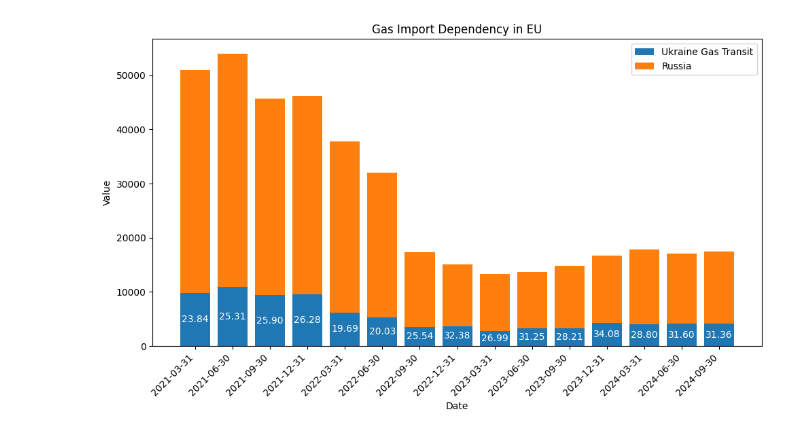
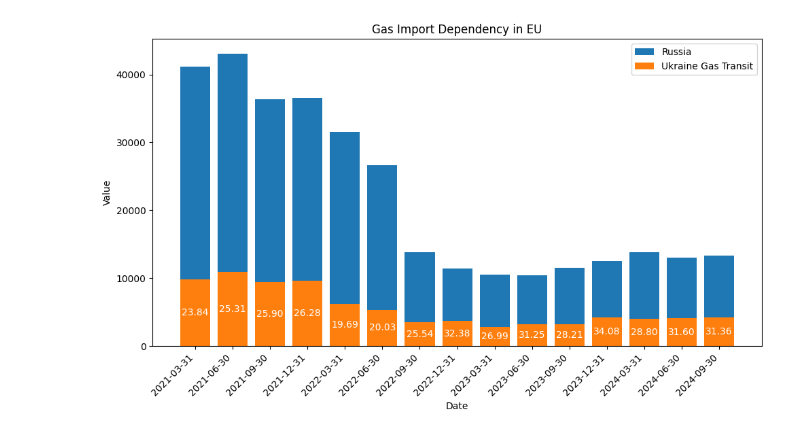
Before and after one commit to Anson422/Anson-Eva-Valerie, a Jupyter notebook: Stacked Bar Chart/EU_import_RUvsU_gas.ipynb, the cells around one changed output. Drawn from its saved outputs; the diff is of its cells as text; code cells hidden in the pictures.

```diff
--- a/Stacked Bar Chart/EU_import_RUvsU_gas.ipynb
+++ b/Stacked Bar Chart/EU_import_RUvsU_gas.ipynb
@@ -57,29 +43,28 @@ df
 # %%
 df['dates'] = pd.to_datetime(df['dates']).dt.strftime('%Y-%m-%d')
 
 # set size,style
 plt.figure(figsize=(10, 6))
 
 # draw bar chart
+plt.bar(df['dates'], df['Russia'], label='Russia')
 plt.bar(df['dates'], df['Ukraine Gas Transit'], label='Ukraine Gas Transit')
-plt.bar(df['dates'], df['Russia'],
-        bottom=df['Ukraine Gas Transit'], label='Russia')
 df['Proportion'] = (df['Ukraine Gas Transit'] / df['Russia'])*100
 # add titles
 plt.xlabel('Date')
 plt.ylabel('Value')
 plt.title('Gas Import Dependency in EU')
 plt.legend()
 
 # 45 degree rotate for nice to read
 plt.xticks(rotation=45, ha='right')
 
 for i, row in df.iterrows():
     plt.text(i, row['Ukraine Gas Transit'] / 2, f"{row['Proportion']:.2f}", ha='center', va='center', color='white')
 
 
 # show the chart
 plt.tight_layout()
 plt.show()
 # %% [output]
-[figure, old version]
+[figure, new version]
```
Also changed, not shown: parts of 1 cell of this notebook.
